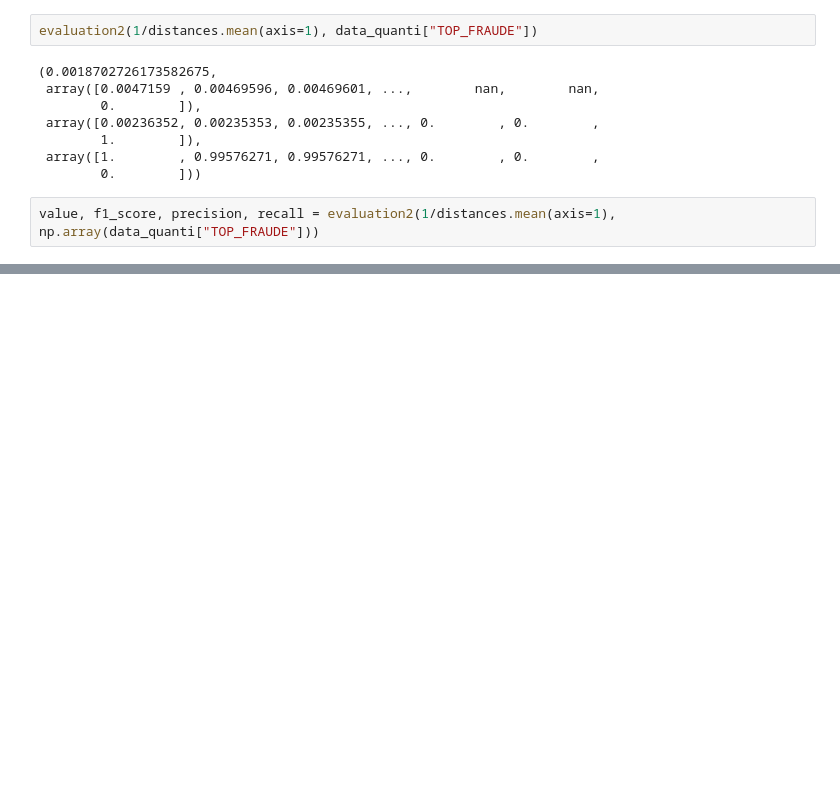
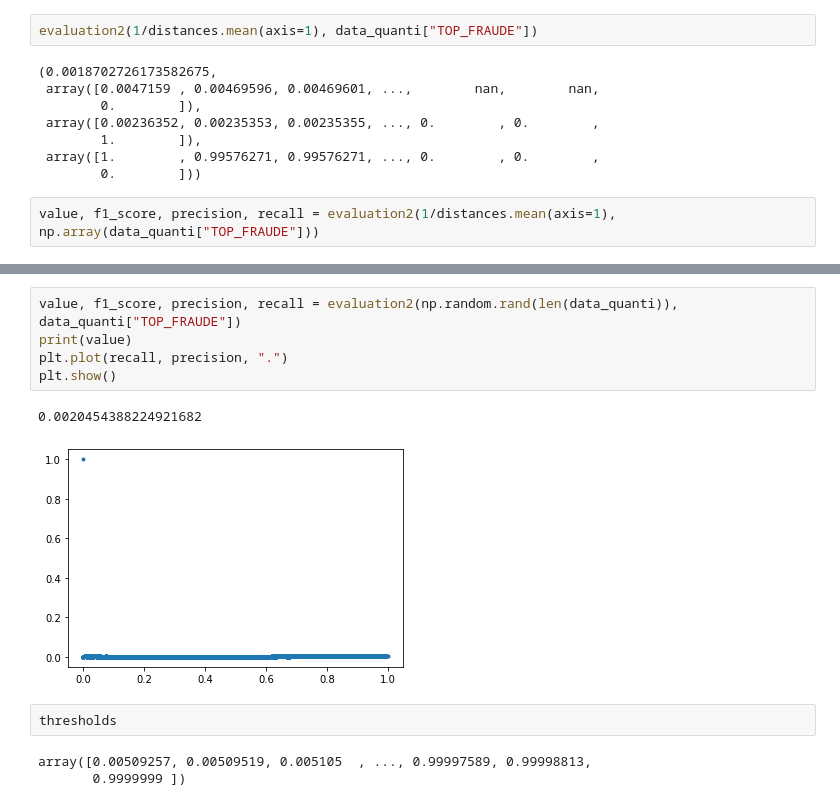
Before and after one commit to TheoVedis/ProjectInterPromo, a Jupyter notebook: dev/modelisation/code/theo/test.ipynb, the cells around one changed output, grey strips where cells are left out. Drawn from its saved outputs; the diff is of its cells as text; blank space fills up the shorter version.

```diff
--- a/dev/modelisation/code/theo/test.ipynb
+++ b/dev/modelisation/code/theo/test.ipynb
@@ -176,0 +179,13 @@ plt.show()
+# %%
+value, f1_score, precision, recall = evaluation2(np.random.rand(len(data_quanti)), data_quanti["TOP_FRAUDE"])
+print(value)
+plt.plot(recall, precision, ".")
+plt.show()
+# %% [output]
+0.0020454388224921682
+[figure, added]
+# %%
+thresholds
+# %% [output]
+array([0.00509257, 0.00509519, 0.005105  , ..., 0.99997589, 0.99998813,
+       0.9999999 ])
```
Also changed, not shown: parts of 3 cells of this notebook, 2 other files.
